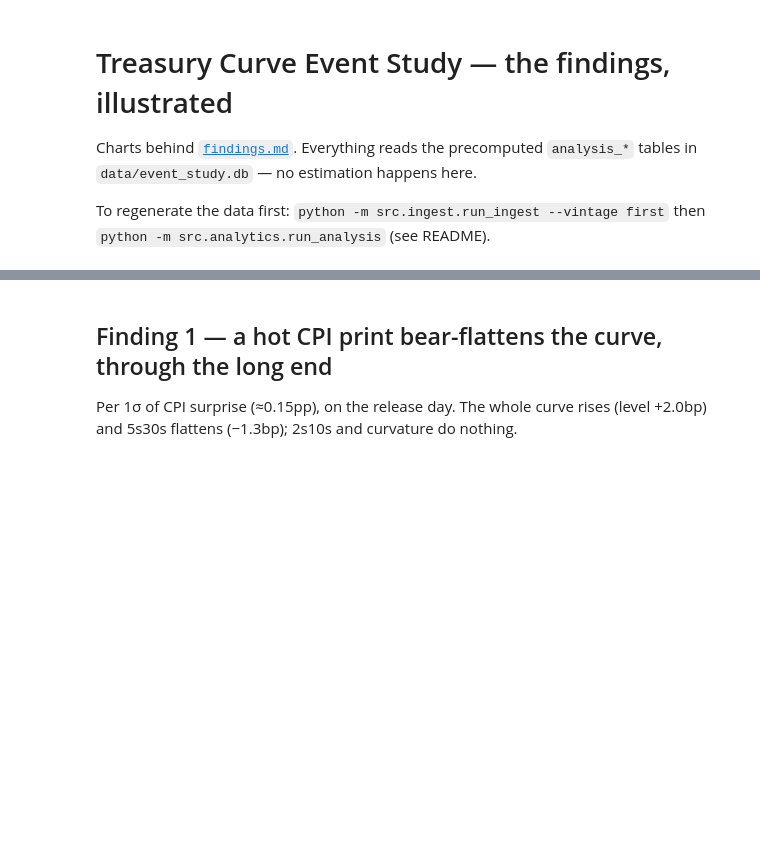
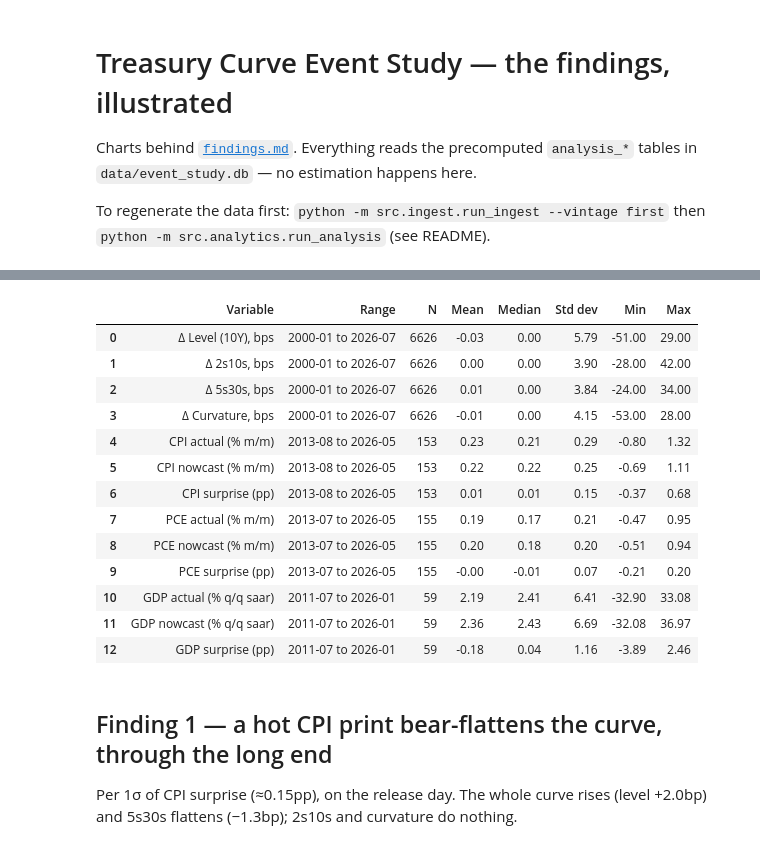
Before and after one commit to ye-jacob/Citi_Event_Study, a Jupyter notebook: analysis/findings.ipynb, the cells around one changed output, grey strips where cells are left out. Saved outputs shown, nothing was run; the diff lists cells and outputs as text; code cells hidden in the pictures; blank space fills up the shorter version.

```diff
--- a/analysis/findings.ipynb
+++ b/analysis/findings.ipynb
@@ -28,3 +33,49 @@ Matplotlib is building the font cache; this may take a moment.
+# %%
+curve = pd.read_sql("SELECT date, tenor, yield AS y FROM curve", con, parse_dates=["date"]).pivot(index="date", columns="tenor", values="y")
+factors = pd.DataFrame({
+    "Δ Level (10Y), bps": curve["10Y"].diff(),
+    "Δ 2s10s, bps": (curve["10Y"] - curve["2Y"]).diff(),
+    "Δ 5s30s, bps": (curve["30Y"] - curve["5Y"]).diff(),
+    "Δ Curvature, bps": (2 * curve["10Y"] - curve["2Y"] - curve["30Y"]).diff(),
+}) * 100
+
+rel = pd.read_sql("""
+    SELECT i.key AS ind, r.ref_period, r.actual, r.consensus
+    FROM releases r JOIN indicators i ON i.id = r.indicator_id
+    WHERE r.source LIKE '%cleveland_fed' OR r.source = 'gdpnow_track'
+""", con, parse_dates=["ref_period"])
+rel["surprise"] = rel.actual - rel.consensus
+
+def stats(s, name, rng):
+    s = s.dropna()
+    return {"Variable": name, "Range": rng, "N": len(s), "Mean": s.mean(),
+            "Median": s.median(), "Std dev": s.std(ddof=1), "Min": s.min(), "Max": s.max()}
+
+rng = f"{curve.index.min():%Y-%m} to {curve.index.max():%Y-%m}"
+rows = [stats(factors[c], c, rng) for c in factors]
+units = {"CPI": "% m/m", "PCE": "% m/m", "GDP": "% q/q saar"}
+for ind in ["CPI", "PCE", "GDP"]:
+    g = rel[rel.ind == ind]
+    rng = f"{g.ref_period.min():%Y-%m} to {g.ref_period.max():%Y-%m}"
+    rows += [stats(g.actual, f"{ind} actual ({units[ind]})", rng),
+             stats(g.consensus, f"{ind} nowcast ({units[ind]})", rng),
+             stats(g.surprise, f"{ind} surprise (pp)", rng)]
+pd.DataFrame(rows).round(2)
+# %% [output]
+|  | Variable | Range | N | Mean | Median | Std dev | Min | Max |
+| 0 | Δ Level (10Y), bps | 2000-01 to 2026-07 | 6626 | -0.03 | 0.00 | 5.79 | -51.00 | 29.00 |
+| 1 | Δ 2s10s, bps | 2000-01 to 2026-07 | 6626 | 0.00 | 0.00 | 3.90 | -28.00 | 42.00 |
+| 2 | Δ 5s30s, bps | 2000-01 to 2026-07 | 6626 | 0.01 | 0.00 | 3.84 | -24.00 | 34.00 |
+| 3 | Δ Curvature, bps | 2000-01 to 2026-07 | 6626 | -0.01 | 0.00 | 4.15 | -53.00 | 28.00 |
+| 4 | CPI actual (% m/m) | 2013-08 to 2026-05 | 153 | 0.23 | 0.21 | 0.29 | -0.80 | 1.32 |
+| 5 | CPI nowcast (% m/m) | 2013-08 to 2026-05 | 153 | 0.22 | 0.22 | 0.25 | -0.69 | 1.11 |
+| 6 | CPI surprise (pp) | 2013-08 to 2026-05 | 153 | 0.01 | 0.01 | 0.15 | -0.37 | 0.68 |
+| 7 | PCE actual (% m/m) | 2013-07 to 2026-05 | 155 | 0.19 | 0.17 | 0.21 | -0.47 | 0.95 |
+| 8 | PCE nowcast (% m/m) | 2013-07 to 2026-05 | 155 | 0.20 | 0.18 | 0.20 | -0.51 | 0.94 |
+| 9 | PCE surprise (pp) | 2013-07 to 2026-05 | 155 | -0.00 | -0.01 | 0.07 | -0.21 | 0.20 |
+| 10 | GDP actual (% q/q saar) | 2011-07 to 2026-01 | 59 | 2.19 | 2.41 | 6.41 | -32.90 | 33.08 |
+| 11 | GDP nowcast (% q/q saar) | 2011-07 to 2026-01 | 59 | 2.36 | 2.43 | 6.69 | -32.08 | 36.97 |
+| 12 | GDP surprise (pp) | 2011-07 to 2026-01 | 59 | -0.18 | 0.04 | 1.16 | -3.89 | 2.46 |
 # %% [markdown]
 ## Finding 1 — a hot CPI print bear-flattens the curve, through the long end
 
```
Also changed, not shown: parts of 2 cells of this notebook, 10 other files.
